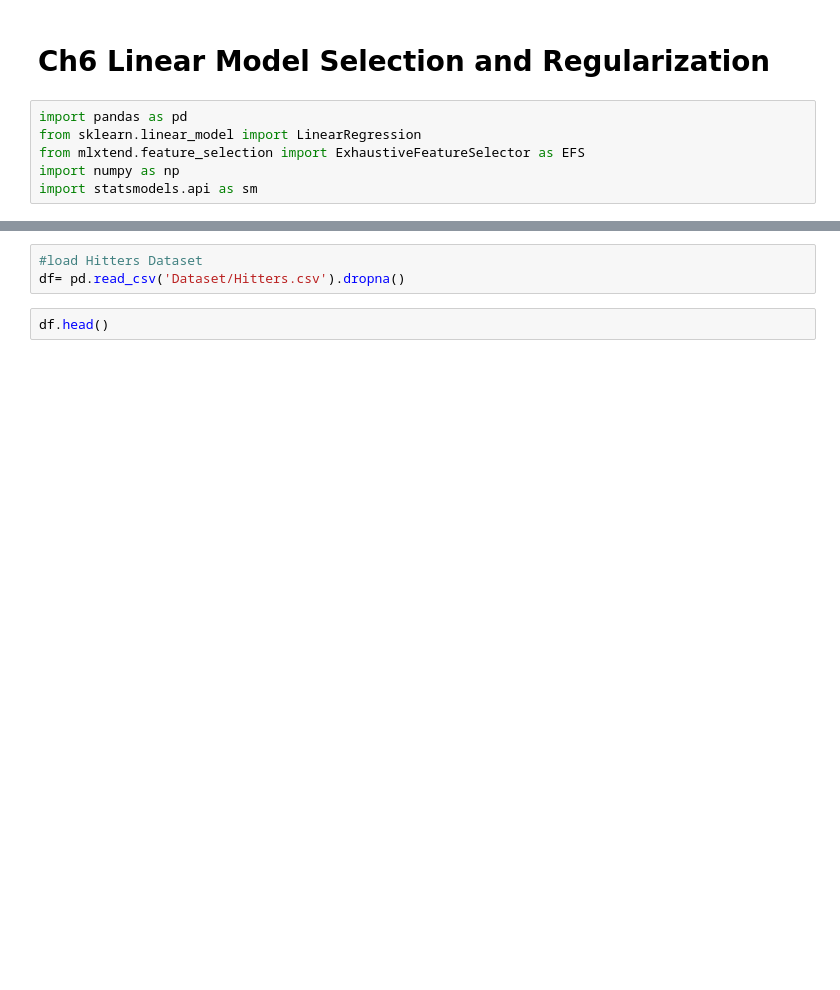
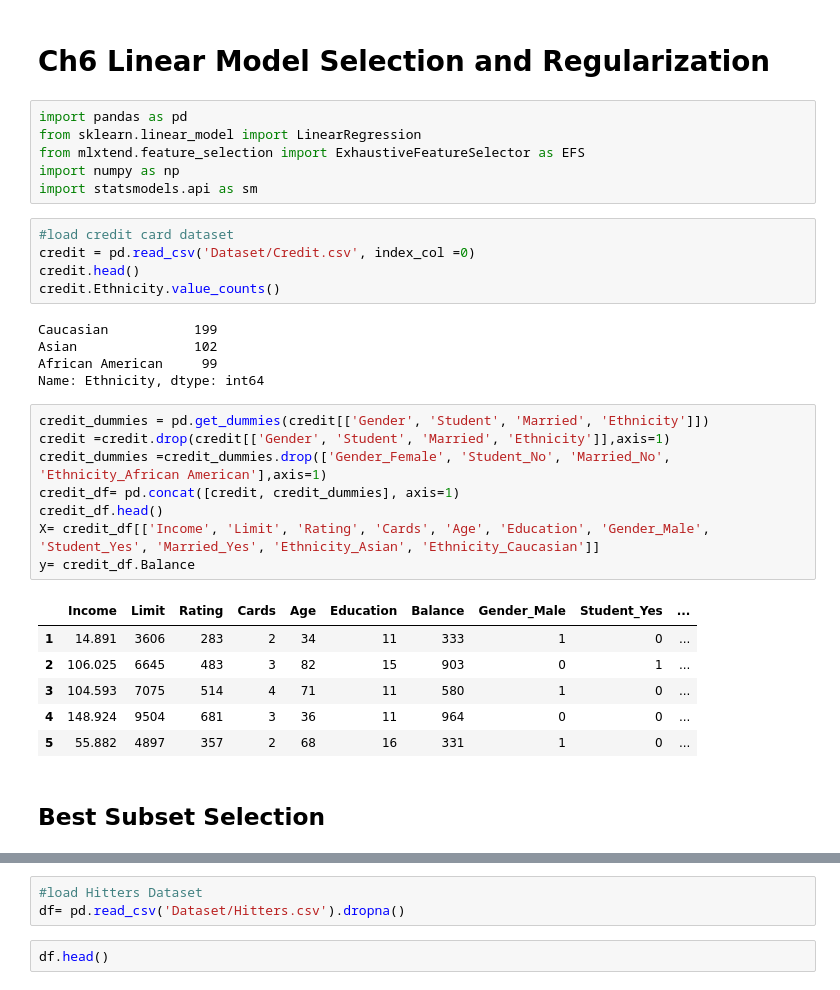
Before and after one commit to junyanyao/ISLR_Python, a Jupyter notebook: Ch6 Linear Model Selection and Regularization.ipynb, the cells around one changed output, grey strips where cells are left out. Saved outputs shown, nothing was run; the diff lists cells and outputs as text; blank space fills up the shorter version.

```diff
--- a/Ch6 Linear Model Selection and Regularization.ipynb
+++ b/Ch6 Linear Model Selection and Regularization.ipynb
@@ -6,3 +6,30 @@ from sklearn.linear_model import LinearRegression
 from mlxtend.feature_selection import ExhaustiveFeatureSelector as EFS
 import numpy as np
 import statsmodels.api as sm
+# %%
+#load credit card dataset
+credit = pd.read_csv('Dataset/Credit.csv', index_col =0)
+credit.head()
+credit.Ethnicity.value_counts()
+# %% [output]
+Caucasian           199
+Asian               102
+African American     99
+Name: Ethnicity, dtype: int64
+# %%
+credit_dummies = pd.get_dummies(credit[['Gender', 'Student', 'Married', 'Ethnicity']])
+credit =credit.drop(credit[['Gender', 'Student', 'Married', 'Ethnicity']],axis=1)
+credit_dummies =credit_dummies.drop(['Gender_Female', 'Student_No', 'Married_No', 'Ethnicity_African American'],axis=1)
+credit_df= pd.concat([credit, credit_dummies], axis=1)
+credit_df.head()
+X= credit_df[['Income', 'Limit', 'Rating', 'Cards', 'Age', 'Education', 'Gender_Male', 'Student_Yes', 'Married_Yes', 'Ethnicity_Asian', 'Ethnicity_Caucasian']]
+y= credit_df.Balance
+# %% [output]
+|  | Income | Limit | Rating | Cards | Age | Education | Balance | Gender_Male | Student_Yes | ... |
+| 1 | 14.891 | 3606 | 283 | 2 | 34 | 11 | 333 | 1 | 0 | ... |
+| 2 | 106.025 | 6645 | 483 | 3 | 82 | 15 | 903 | 0 | 1 | ... |
+| 3 | 104.593 | 7075 | 514 | 4 | 71 | 11 | 580 | 1 | 0 | ... |
+| 4 | 148.924 | 9504 | 681 | 3 | 36 | 11 | 964 | 0 | 0 | ... |
+| 5 | 55.882 | 4897 | 357 | 2 | 68 | 16 | 331 | 1 | 0 | ... |
+# %% [markdown]
+## Best Subset Selection
```
Also changed, not shown: parts of 17 cells of this notebook, 1 other file.
